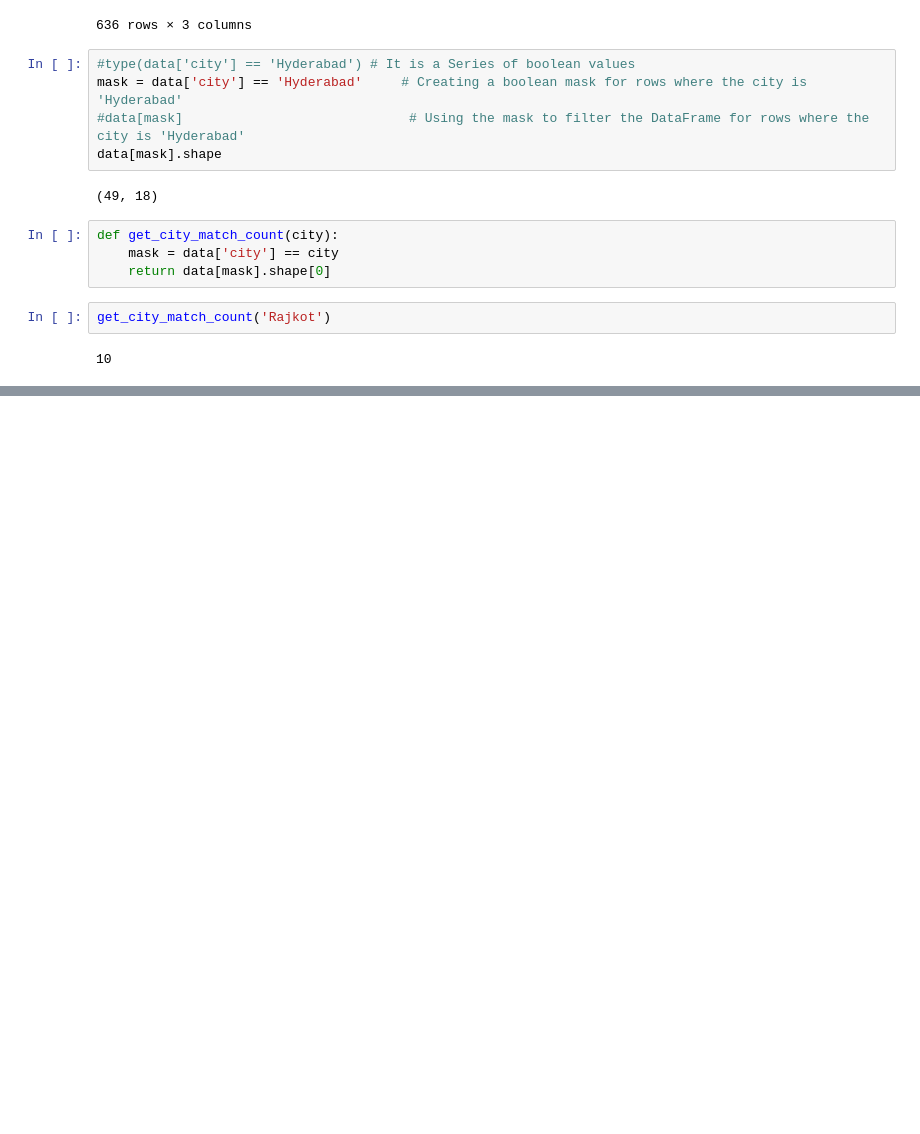
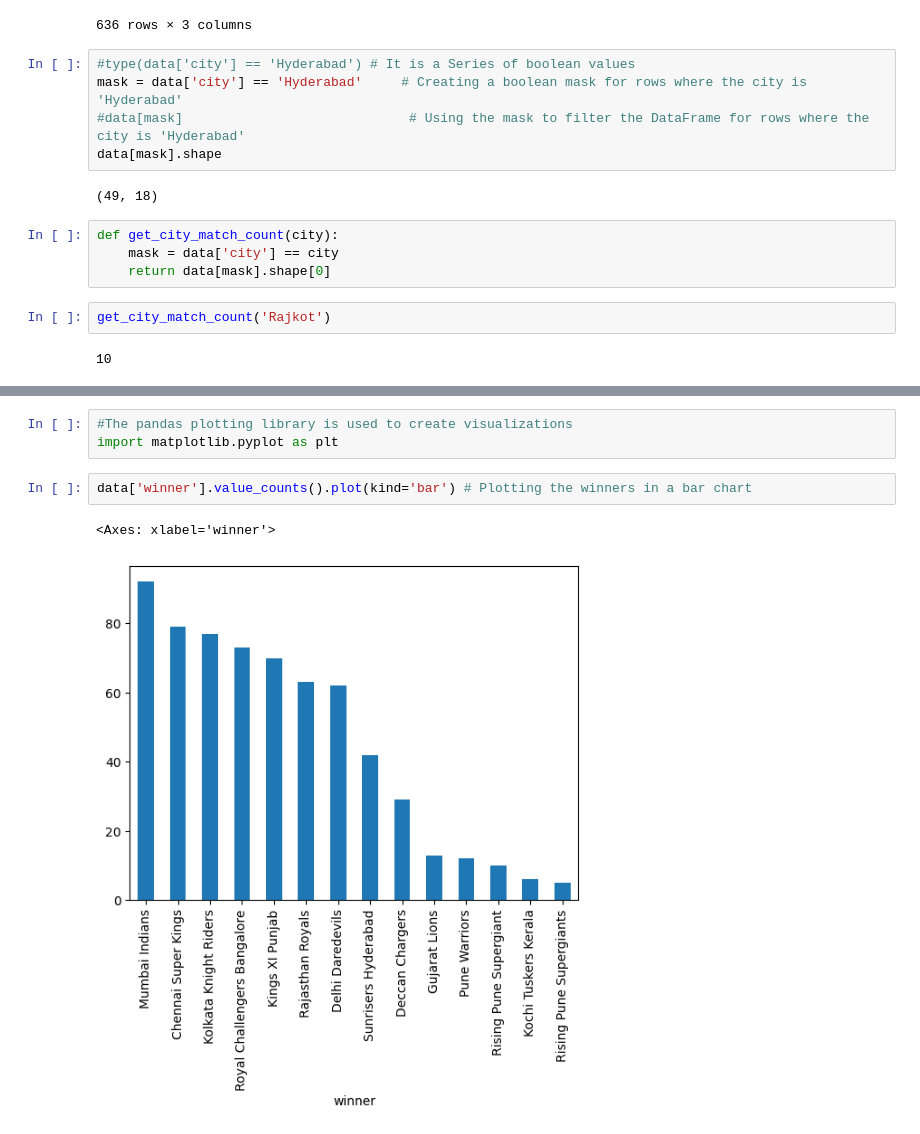
Before and after one commit to SparksFlash/Python-Libraries, a Jupyter notebook: Pandas/IPL Analysis.ipynb, the cells around one changed output, grey strips where cells are left out. Cells and saved outputs as stored; diff of their text form; blank space fills up the shorter version.

```diff
--- a/Pandas/IPL Analysis.ipynb
+++ b/Pandas/IPL Analysis.ipynb
@@ -193,0 +230,8 @@ data[mask1 & mask2]#.shape[0]
+# %%
+#The pandas plotting library is used to create visualizations
+import matplotlib.pyplot as plt
+# %%
+data['winner'].value_counts().plot(kind='bar') # Plotting the winners in a bar chart
+# %% [output]
+<Axes: xlabel='winner'>
+[figure, added]
```
Also changed, not shown: parts of 19 cells of this notebook.
